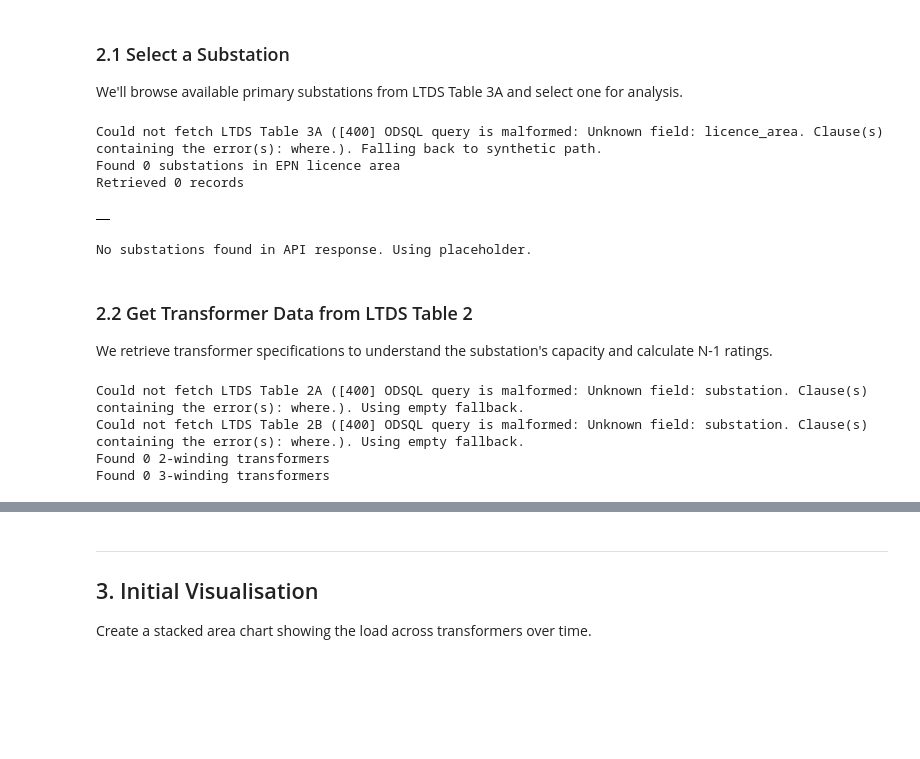
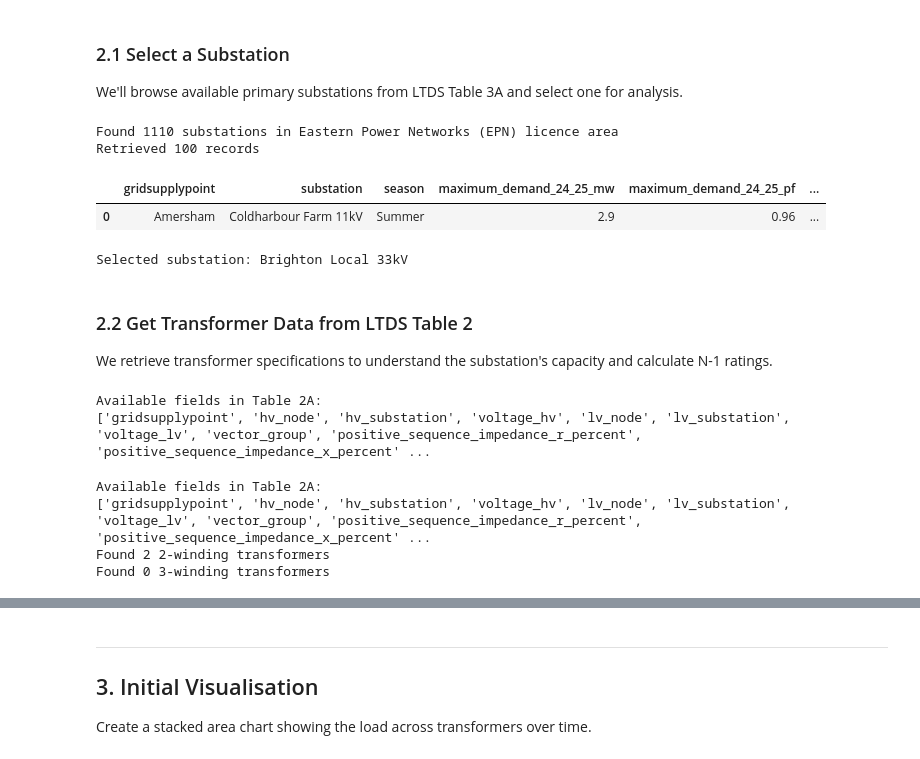
Before and after one commit to UKPN-DSO/ukpyn, a Jupyter notebook: examples/forecasting.ipynb, the cells around one changed output, grey strips where cells are left out. Saved outputs shown, nothing was run; the diff lists cells and outputs as text; code cells hidden in the pictures; blank space fills up the shorter version.

```diff
--- a/examples/forecasting.ipynb
+++ b/examples/forecasting.ipynb
@@ -137,27 +137,27 @@ We'll browse available primary substations from LTDS Table 3A and select one for
 # %%
 # Get available substations from LTDS Table 3A (observed peak demand)
 # Filter to EPN licence area for this example
 if HAS_API_KEY:
     try:
-        table_3a_response = ltds.get_table_3a(licence_area='EPN', limit=100)
+        table_3a_response = ltds.get_table_3a(licence_area='Eastern Power Networks (EPN)', limit=100)
     except Exception as exc:
         print(f"Could not fetch LTDS Table 3A ({exc}). Falling back to synthetic path.")
         table_3a_response = SimpleNamespace(records=[], total_count=0)
 else:
     table_3a_response = SimpleNamespace(records=[], total_count=0)
     print("Skipping LTDS Table 3A API call because UKPN_API_KEY is not set.")
 
-print(f"Found {table_3a_response.total_count} substations in EPN licence area")
+print(f"Found {table_3a_response.total_count} substations in Eastern Power Networks (EPN) licence area")
 print(f"Retrieved {len(table_3a_response.records)} records")
 
 # Convert to DataFrame for easier browsing
 substations_df = pd.DataFrame([r.fields for r in table_3a_response.records])
-substations_df.head(10)
+substations_df.head(1)
 # %% [output]
-Could not fetch LTDS Table 3A ([400] ODSQL query is malformed: Unknown field: licence_area. Clause(s) containing the error(s): where.). Falling back to synthetic path.
-Found 0 substations in EPN licence area
-Retrieved 0 records
+Found 1110 substations in Eastern Power Networks (EPN) licence area
+Retrieved 100 records
-|  |
+|  | gridsupplypoint | substation | season | maximum_demand_24_25_mw | maximum_demand_24_25_pf | ... |
+| 0 | Amersham | Coldharbour Farm 11kV | Summer | 2.9 | 0.96 | ... |
 # %%
 # Select a substation for analysis
 # Choose one with good data availability and moderate load
@@ -166,20 +166,41 @@ Retrieved 0 records
 # In practice, you might want to select based on specific criteria
 if len(substations_df) > 0:
     # Try to find a substation with a recognizable name
-    SELECTED_SUBSTATION = substations_df.iloc[0].get('substation', 'Unknown')
+    # SELECTED_SUBSTATION = substations_df.iloc[2].get('substation', 'Unknown')
+
+    # For the example we will use a specific substation known to have good data - replace with your choice
+    # ⚠️  IMPORTANT: Use EXACT case as it appears in the data! ODSQL is case-sensitive.
+    # Brighton is in SPN (South Eastern), not EPN
+    SELECTED_SUBSTATION = 'Brighton Local 33kV'  # Exact case from powerflow datasets
     print(f"Selected substation: {SELECTED_SUBSTATION}")
 else:
+
     SELECTED_SUBSTATION = "Example Substation"
     print("No substations found in API response. Using placeholder.")
 # %% [output]
-No substations found in API response. Using placeholder.
+Selected substation: Brighton Local 33kV
 # %% [markdown]
 ### 2.2 Get Transformer Data from LTDS Table 2
 
 We retrieve transformer specifications to understand the substation's capacity and calculate N-1 ratings.
+# %%
+test_response = ltds.get_table_2a(limit=1)
+if len(test_response.records) > 0:
+    print("Available fields in Table 2A:")
+    print(list(test_response.records[0].fields.keys()))
+# %% [output]
+Available fields in Table 2A:
+['gridsupplypoint', 'hv_node', 'hv_substation', 'voltage_hv', 'lv_node', 'lv_substation', 'voltage_lv', 'vector_group', 'positive_sequence_impedance_r_percent', 'positive_sequence_impedance_x_percent' ...
 # %%
-# Get 2-winding transformer data (Table 2A)
+# 2-winding transformer data is held on (Table 2A)
+# 3-winding transformer data is held on (Table 2B)
+# We will attempt to fetch both, but it's possible that one or both may be unavailable for the selected substation.
+
 if HAS_API_KEY:
+    test_response = ltds.get_table_2a(limit=1)
+    if len(test_response.records) > 0:
+        print("Available fields in Table 2A:")
+        print(list(test_response.records[0].fields.keys()))
     try:
         table_2a_response = ltds.get_table_2a(
             substation=SELECTED_SUBSTATION,
@@ -205,9 +226,9 @@ else:
 print(f"Found {len(table_2a_response.records)} 2-winding transformers")
 print(f"Found {len(table_2b_response.records)} 3-winding transformers")
 # %% [output]
-Could not fetch LTDS Table 2A ([400] ODSQL query is malformed: Unknown field: substation. Clause(s) containing the error(s): where.). Using empty fallback.
-Could not fetch LTDS Table 2B ([400] ODSQL query is malformed: Unknown field: substation. Clause(s) containing the error(s): where.). Using empty fallback.
-Found 0 2-winding transformers
+Available fields in Table 2A:
+['gridsupplypoint', 'hv_node', 'hv_substation', 'voltage_hv', 'lv_node', 'lv_substation', 'voltage_lv', 'vector_group', 'positive_sequence_impedance_r_percent', 'positive_sequence_impedance_x_percent' ...
+Found 2 2-winding transformers
 Found 0 3-winding transformers
 # %%
 # Extract transformer ratings and calculate N-1 capacity
```
Also changed, not shown: parts of 47 cells of this notebook, 6 other files.
